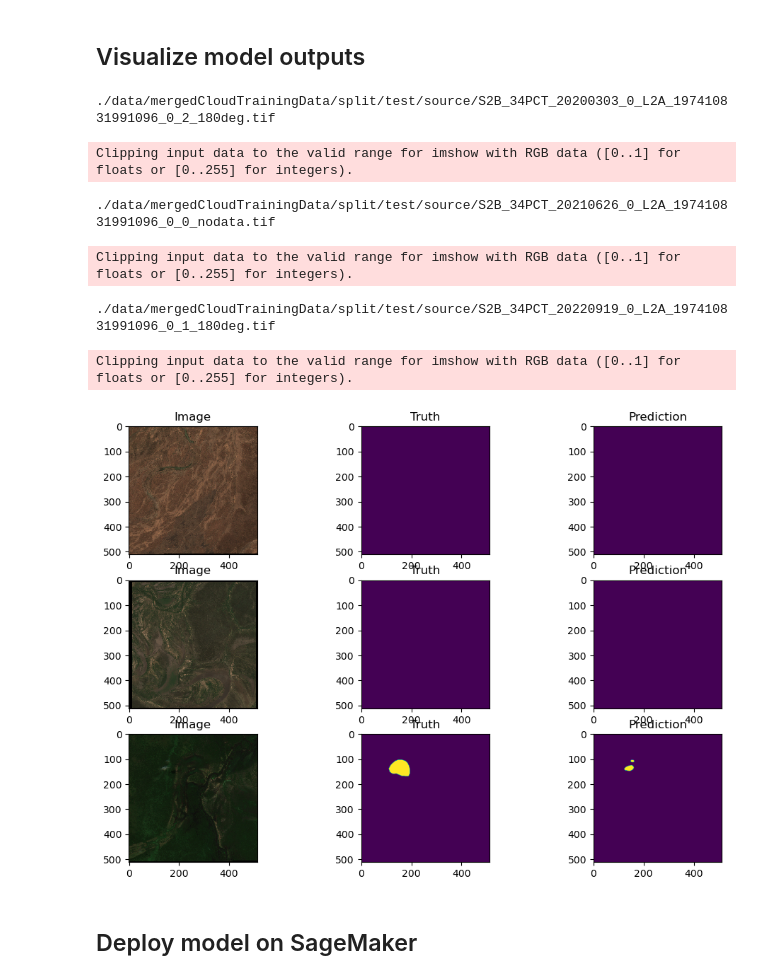
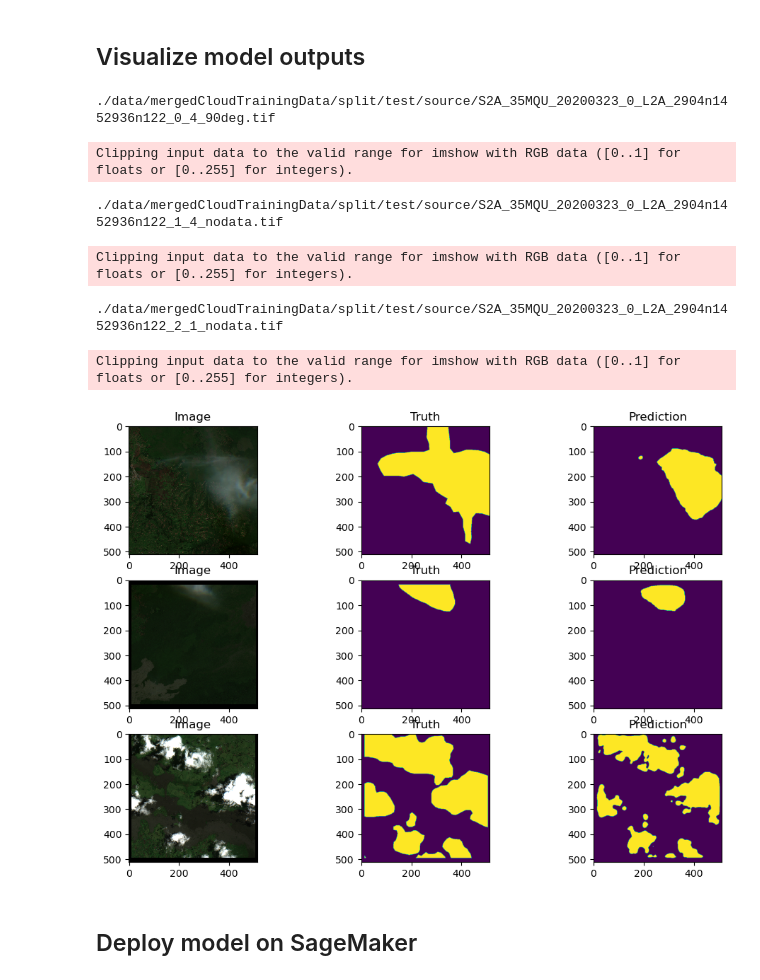
Before and after one commit to caseyslaught/smartcarte-containers, a Jupyter notebook: notebooks/src/RunBuildCloudModel.ipynb, the cells around one changed output. Drawn from its saved outputs; the diff is of its cells as text; code cells hidden in the pictures.

Commit message:
updated cloud model

```diff
--- a/notebooks/src/RunBuildCloudModel.ipynb
+++ b/notebooks/src/RunBuildCloudModel.ipynb
@@ -165,7 +167,7 @@ from common.utilities.visualization import plot_bands
 
 
 count = 3
-offset = 55
+offset = 10
 
 fig, rows = plt.subplots(count, 3, figsize=(12, 8))
 if rows.ndim == 1:
@@ -179,37 +181,37 @@ for i in range(count):
 
     row = rows[i]
     image, labels = test_dataset[i+offset]
     image_path = test_dataset.image_paths[i+offset]
     print(image_path)
 
     image = np.expand_dims(image, 0)
     image = torch.tensor(image)
 
     prediction = best_model.predict(image)
     probabilities = torch.sigmoid(prediction).cpu().numpy()
     probabilities = probabilities[0, 0, :, :]
     binary_prediction = (probabilities >= 0.80).astype(bool)
 
     labels = labels.squeeze().numpy()
     labels = np.ma.array(labels, mask=(labels==2))
 
     image = image.cpu().numpy().squeeze(0)
     plot_bands(image, bands=[2, 1, 0], ax=row[0], transpose=True)
     row[0].set_title('Image')
 
     row[1].imshow(labels, vmin=0, vmax=1)
     row[1].set_title('Truth')
 
     row[2].imshow(binary_prediction, vmin=0, vmax=1)
     row[2].set_title('Prediction')
 # %% [output]
-./data/mergedCloudTrainingData/split/test/source/S2B_34PCT_20200303_0_L2A_197410831991096_0_2_180deg.tif
+./data/mergedCloudTrainingData/split/test/source/S2A_35MQU_20200323_0_L2A_2904n1452936n122_0_4_90deg.tif
 Clipping input data to the valid range for imshow with RGB data ([0..1] for floats or [0..255] for integers).
-./data/mergedCloudTrainingData/split/test/source/S2B_34PCT_20210626_0_L2A_197410831991096_0_0_nodata.tif
+./data/mergedCloudTrainingData/split/test/source/S2A_35MQU_20200323_0_L2A_2904n1452936n122_1_4_nodata.tif
 Clipping input data to the valid range for imshow with RGB data ([0..1] for floats or [0..255] for integers).
-./data/mergedCloudTrainingData/split/test/source/S2B_34PCT_20220919_0_L2A_197410831991096_0_1_180deg.tif
+./data/mergedCloudTrainingData/split/test/source/S2A_35MQU_20200323_0_L2A_2904n1452936n122_2_1_nodata.tif
 Clipping input data to the valid range for imshow with RGB data ([0..1] for floats or [0..255] for integers).
-[figure, old version]
+[figure, new version]
 # %% [markdown]
 ## Deploy model on SageMaker
 # %%
```
Also changed, not shown: parts of 3 cells of this notebook, 7 other files.
